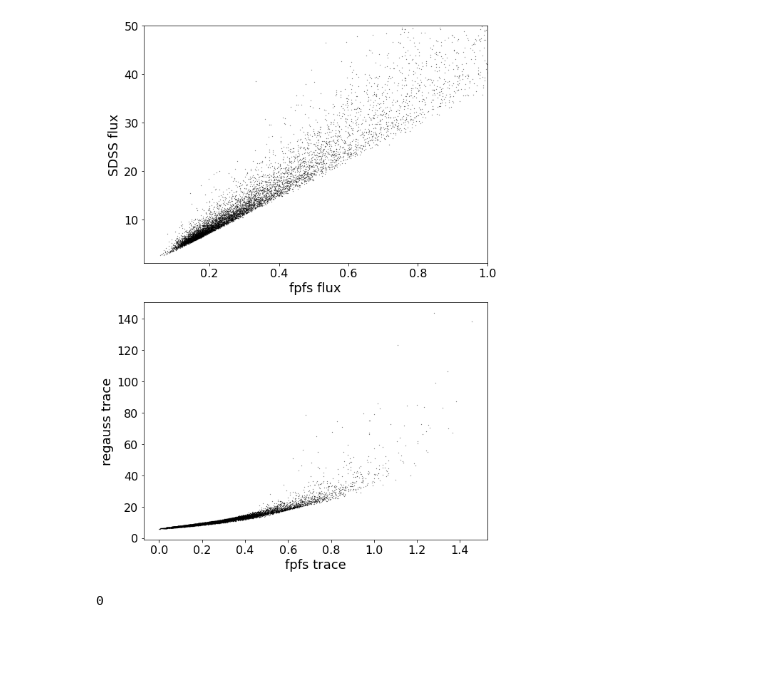
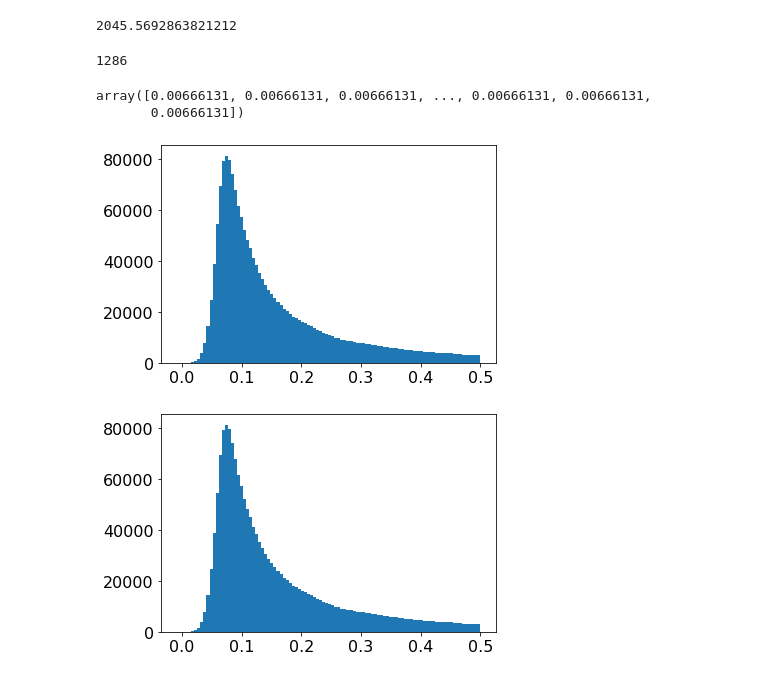
Before and after one commit to mr-superonion/FPFS_notebooks, a Jupyter notebook: ipynb/4_sheartest_noisy/5_fourierShapelets_noisy_resolution.ipynb, the cells around one changed output. Saved outputs shown, nothing was run; the diff lists cells and outputs as text; code cells hidden in the pictures; blank space fills up the shorter version.

```diff
--- a/ipynb/4_sheartest_noisy/5_fourierShapelets_noisy_resolution.ipynb
+++ b/ipynb/4_sheartest_noisy/5_fourierShapelets_noisy_resolution.ipynb
@@ -115,5 +118,9 @@ def get_selbias(cut,rev,w_sel,icut,isig):
+# %%
+32**2/0.28243/np.sqrt(np.pi)
+# %% [output]
+2045.5692863821212
 # %%
-nver='var1em9' # 'var0em0'#
+nver='var4em3' # 'var0em0'# 'var1em9'
 hdat=fitsio.read(os.path.join(simDir,'srcfs2_%sCenter-%s_%s/psf60/src-0000-g1-0000.fits' %(gver,nver,ver)))
 fdat=fitsio.read(os.path.join(simDir,'srcfs2_%sCenter-%s_%s/psf60/fpfs-%s-0000-g1-0000.fits' %(gver,nver,ver,dver)))
 hdat=hdat[hdat['parent']==0]
@@ -124,7 +131,7 @@ fdat=fdat[ipos1]
 
 
 Const  =   0.
-edat=fpfs.fpfsBase.fpfsM2E(fdat,dets=None,const=Const,noirev=False)
+edat=fpfs.catutil.fpfsM2E(fdat,dets=None,const=Const,noirev=False)
 
 fig,axes=pltutil.make_figure_axes(ny=2,nx=1)
 
@@ -141,8 +148,6 @@ ax.scatter(edat['fpfs_s0']-edat['fpfs_s2'],hdat['ext_shapeHSM_HsmSourceMoments_x
 ax.set_xlabel('fpfs trace')
 ax.set_ylabel('regauss trace')
 plt.tight_layout()
-# %% [output]
-[figure, removed]
 # %%
 #nver='var1em9' # 'var0em0'#
 nver='var4em3' # 'var0em0'#
@@ -161,10 +166,23 @@ outNN2 =   rfn.stack_arrays(outNN2,usemask=False)
 detM1=   pdet.peak2det(outNN1)
 detM2=   pdet.peak2det(outNN2)
 # %%
-Const  =   50
+Const  =   3e-2
 noirev =   True
-ellM1  =   fpfs.fpfsBase.fpfsM2E(outNN1,dets=detM1,const=Const,noirev=noirev)
-ellM2  =   fpfs.fpfsBase.fpfsM2E(outNN2,dets=detM2,const=Const,noirev=noirev)
+ellM1  =   fpfs.catutil.fpfsM2E(outNN1,dets=detM1,const=Const,noirev=noirev)
+ellM2  =   fpfs.catutil.fpfsM2E(outNN2,dets=detM2,const=Const,noirev=noirev)
 gc.collect()
 # %% [output]
-0
+1286
+# %%
+np.sqrt(outNN1['fpfs_N00N00'])
+# %% [output]
+array([0.00666131, 0.00666131, 0.00666131, ..., 0.00666131, 0.00666131,
+       0.00666131])
+# %%
+_=plt.hist(detM1['pdet_v22'],range=(-0.01,0.5),bins=100)
+# %% [output]
+[figure, added]
+# %%
+_=plt.hist(outNN1['fpfs_M00'],range=(-0.01,0.5),bins=100)
+# %% [output]
+[figure, added]
```
Also changed, not shown: parts of 15 cells of this notebook, 7 other files.
